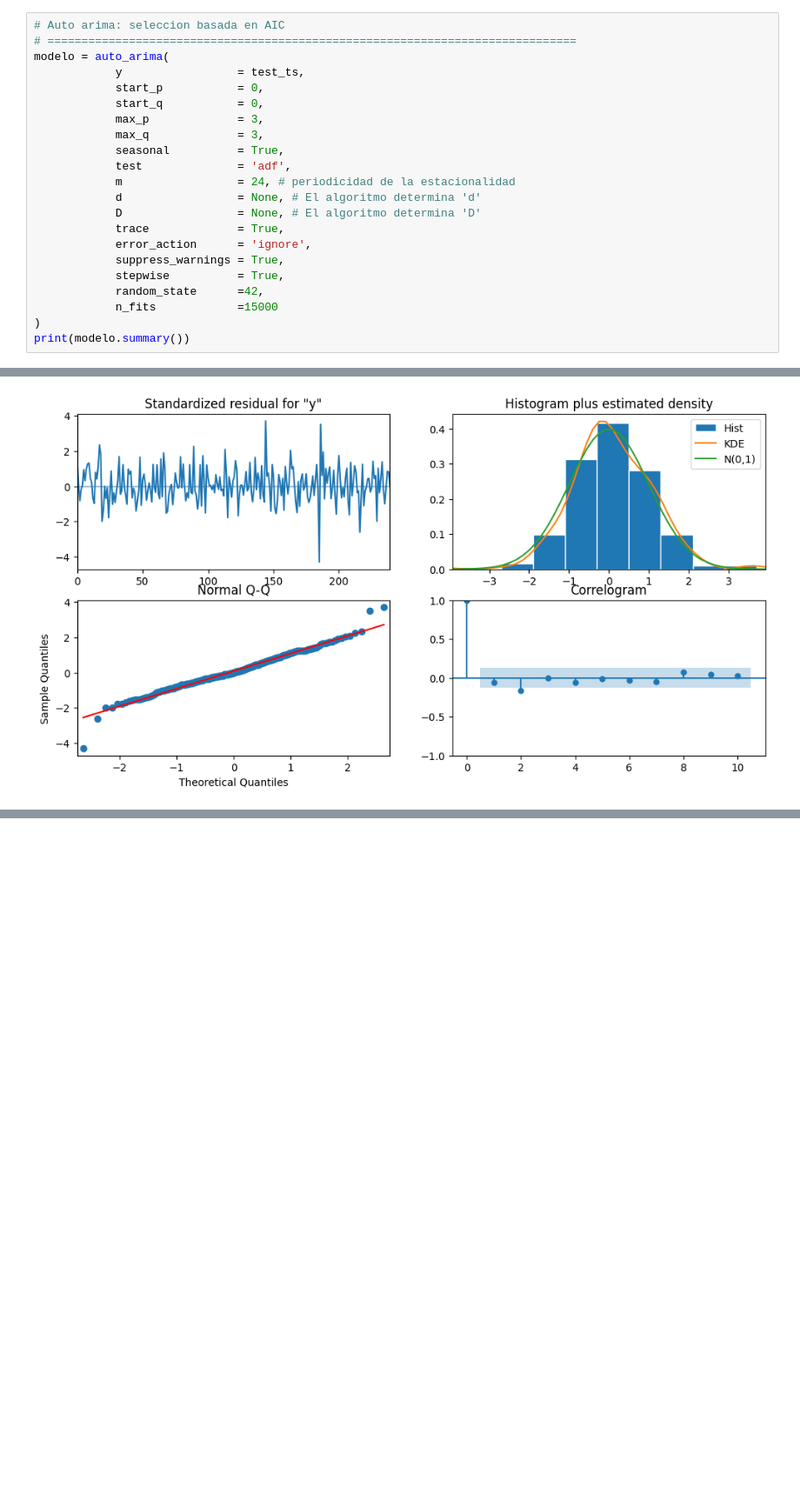
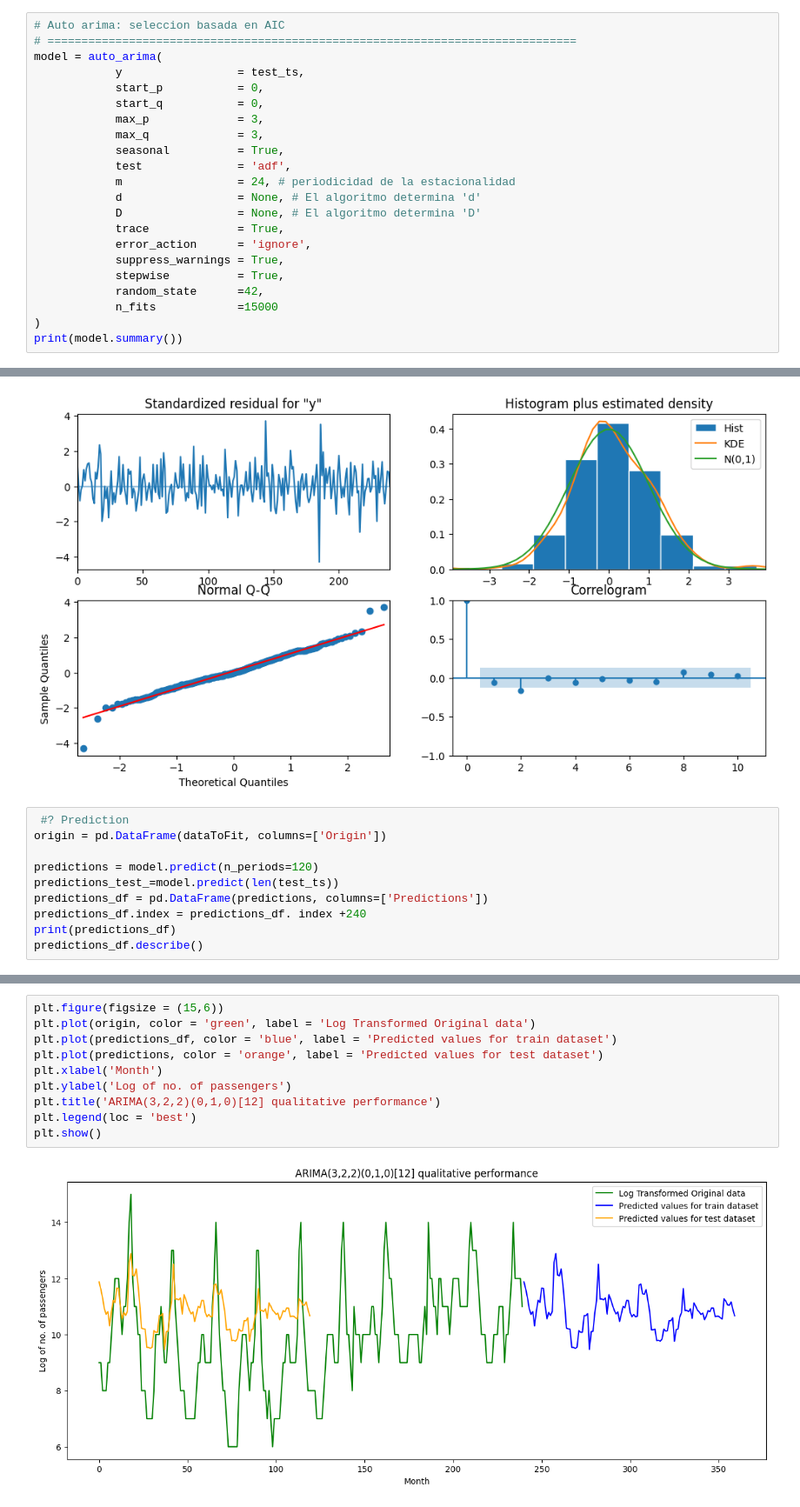
Before and after one commit to Millares95/Investigation_Code, a Jupyter notebook: ultimate_ARIMA_Forcast.ipynb, the cells around one changed output, grey strips where cells are left out. Shown at 87% size. Drawn from its saved outputs; the diff is of its cells as text; blank space fills up the shorter version.

```diff
--- a/ultimate_ARIMA_Forcast.ipynb
+++ b/ultimate_ARIMA_Forcast.ipynb
@@ -388,7 +388,7 @@ test_ts = dataToFit[half:]
 # %%
 # Auto arima: seleccion basada en AIC
 # ==============================================================================
-modelo = auto_arima(
+model = auto_arima(
             y                 = test_ts,
             start_p           = 0,
             start_q           = 0,
@@ -406,6 +406,6 @@ modelo = auto_arima(
             random_state      =42,
             n_fits            =15000
 )
-print(modelo.summary())
+print(model.summary())
 # %% [output]
 Performing stepwise search to minimize aic
@@ -488,3 +488,13 @@ model_fitted.plot_diagnostics(figsize=(12, 6))
 # %% [output]
 [figure]
 [figure]
+# %%
+ #? Prediction
+origin = pd.DataFrame(dataToFit, columns=['Origin'])
+
+predictions = model.predict(n_periods=120)
+predictions_test_=model.predict(len(test_ts))
+predictions_df = pd.DataFrame(predictions, columns=['Predictions'])
+predictions_df.index = predictions_df. index +240
+print(predictions_df)
+predictions_df.describe()
@@ -490,0 +525,12 @@ model_fitted.plot_diagnostics(figsize=(12, 6))
+# %%
+plt.figure(figsize = (15,6))
+plt.plot(origin, color = 'green', label = 'Log Transformed Original data')
+plt.plot(predictions_df, color = 'blue', label = 'Predicted values for train dataset')
+plt.plot(predictions, color = 'orange', label = 'Predicted values for test dataset')
+plt.xlabel('Month')
+plt.ylabel('Log of no. of passengers')
+plt.title('ARIMA(3,2,2)(0,1,0)[12] qualitative performance')
+plt.legend(loc = 'best')
+plt.show()
+# %% [output]
+[figure, added]
```
Also changed, not shown: parts of 8 cells of this notebook.
